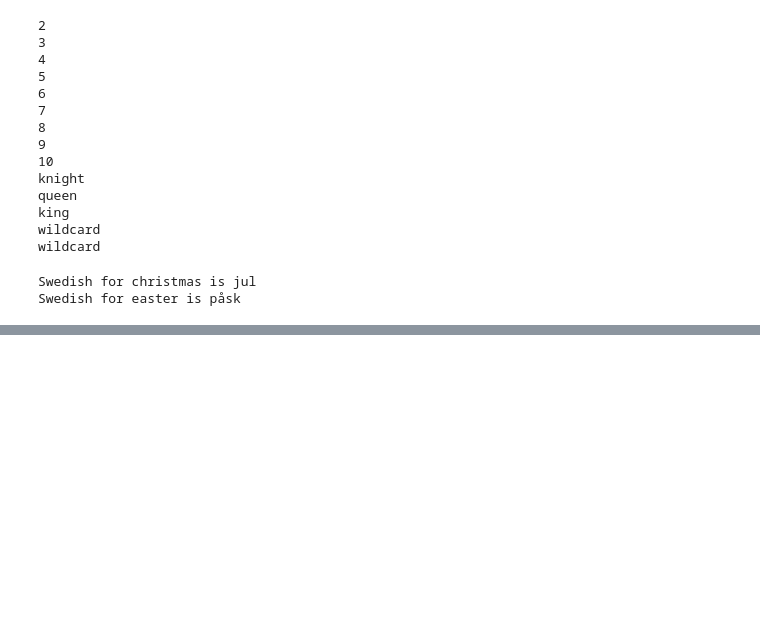
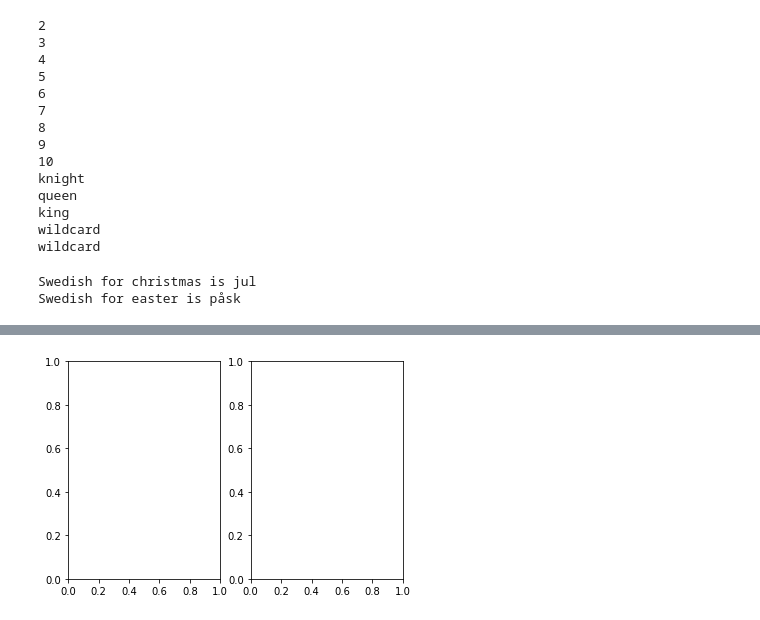
Before and after one commit to bb3110/comppy20, a Jupyter notebook: demo notebook.ipynb, the cells around one changed output, grey strips where cells are left out. Cells and saved outputs as stored; diff of their text form; code cells hidden in the pictures; blank space fills up the shorter version.

```diff
--- a/demo notebook.ipynb
+++ b/demo notebook.ipynb
@@ -397,0 +1400,4 @@ Swedish for easter is påsk
+# %%
+fig, (ax1, ax2)  = plt.subplots(ncols=2)
+# %% [output]
+[figure, added]
```
Also changed, not shown: parts of 208 cells of this notebook.
